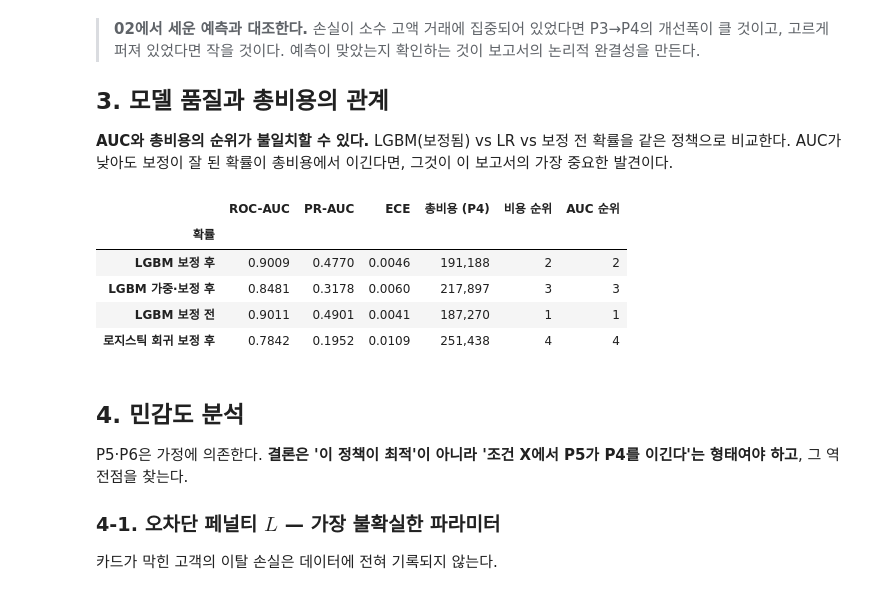
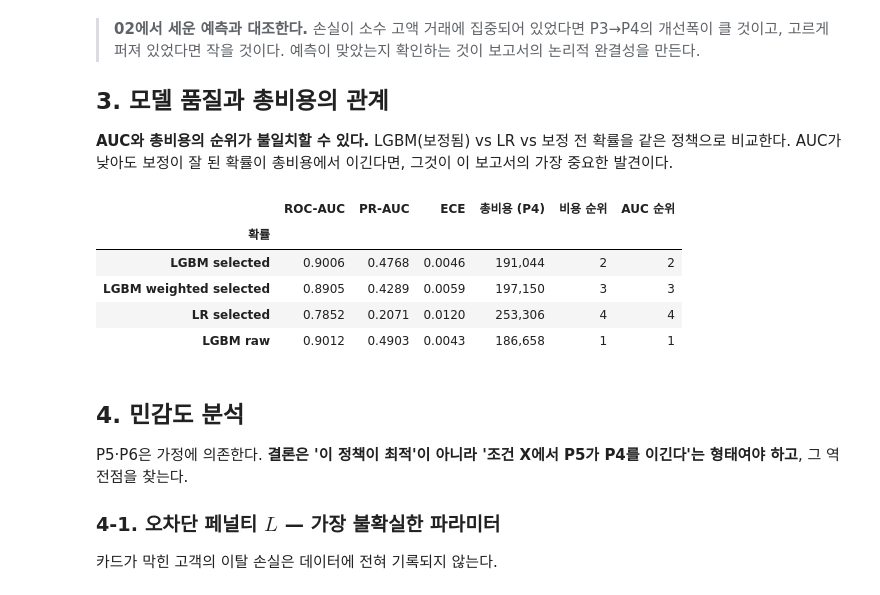
Before and after one commit to rhys3680-cell/fraud-detection-report, a Jupyter notebook: notebooks/06_policy_comparison.ipynb, the cells around one changed output. Saved outputs shown, nothing was run; the diff lists cells and outputs as text; code cells hidden in the pictures.

```diff
--- a/notebooks/06_policy_comparison.ipynb
+++ b/notebooks/06_policy_comparison.ipynb
@@ -209,32 +215,35 @@ display(step.style.format({"비용 변화": "{:,.0f}", "개선률": "{:.2%}"}))
 # %%
 from sklearn.metrics import roc_auc_score, average_precision_score
 
 rows = []
-for name, pr in [("LGBM 보정 후", sel.p), ("LGBM 가중·보정 후", sel.p_weighted),
-                 ("LGBM 보정 전", sel.p_raw), ("로지스틱 회귀 보정 후", sel.p_lr)]:
+model_probs = [("LGBM selected", sel.p), ("LGBM weighted selected", sel.p_weighted),
+               ("LR selected", sel.p_lr)]
+if not np.allclose(sel.p, sel.p_raw):
+    model_probs.append(("LGBM raw", sel.p_raw))
+for name, pr in model_probs:
     pr = pr.to_numpy()
     r = evaluate.evaluate_policy(
         policy.AmountAwareThreshold(), pr, sel.amount.to_numpy(), sel.is_fraud.to_numpy(), P
     )
     rows.append({
         "확률": name,
         "ROC-AUC": roc_auc_score(sel.is_fraud, pr),
         "PR-AUC": average_precision_score(sel.is_fraud, pr),
         "ECE": evaluate.calibration_error(sel.is_fraud.to_numpy(), pr),
         "총비용 (P4)": r["total"],
     })
 q = pd.DataFrame(rows).set_index("확률")
 q["비용 순위"] = q["총비용 (P4)"].rank().astype(int)
 q["AUC 순위"] = q["ROC-AUC"].rank(ascending=False).astype(int)
 display(q.style.format({"ROC-AUC": "{:.4f}", "PR-AUC": "{:.4f}",
                         "ECE": "{:.4f}", "총비용 (P4)": "{:,.0f}"}))
 # %% [output]
 |  | ROC-AUC | PR-AUC | ECE | 총비용 (P4) | 비용 순위 | AUC 순위 |
 | 확률 |  |  |  |  |  |  |
-| LGBM 보정 후 | 0.9009 | 0.4770 | 0.0046 | 191,188 | 2 | 2 |
-| LGBM 가중·보정 후 | 0.8481 | 0.3178 | 0.0060 | 217,897 | 3 | 3 |
-| LGBM 보정 전 | 0.9011 | 0.4901 | 0.0041 | 187,270 | 1 | 1 |
-| 로지스틱 회귀 보정 후 | 0.7842 | 0.1952 | 0.0109 | 251,438 | 4 | 4 |
+| LGBM selected | 0.9006 | 0.4768 | 0.0046 | 191,044 | 2 | 2 |
+| LGBM weighted selected | 0.8905 | 0.4289 | 0.0059 | 197,150 | 3 | 3 |
+| LR selected | 0.7852 | 0.2071 | 0.0120 | 253,306 | 4 | 4 |
+| LGBM raw | 0.9012 | 0.4903 | 0.0043 | 186,658 | 1 | 1 |
 # %% [markdown]
 ## 4. 민감도 분석
 
```
Also changed, not shown: parts of 10 cells of this notebook, 3 other files.
